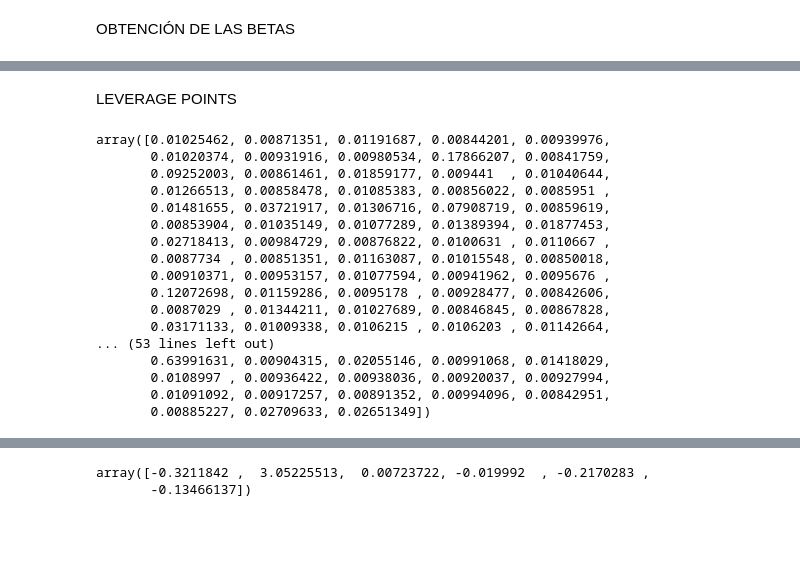
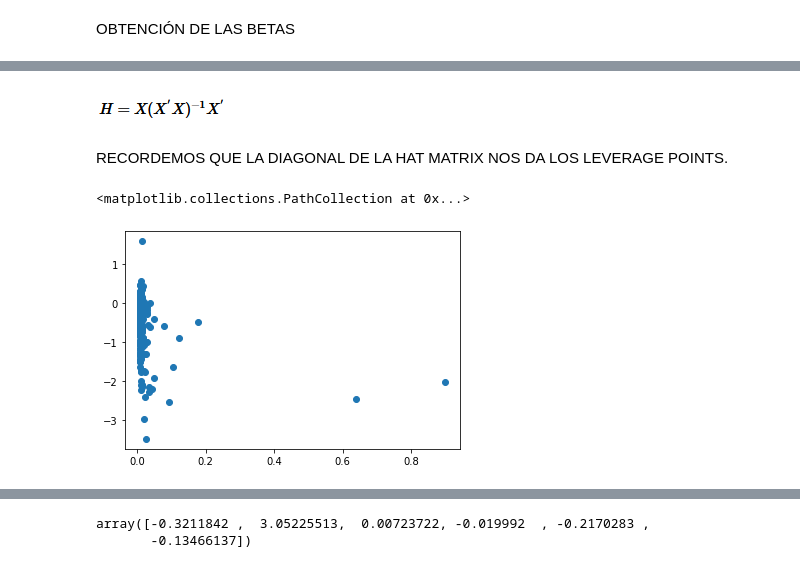
Before and after one commit to A01705746/TC3007C_Estadistica, a Jupyter notebook: Entregable 1/Preprocesamiento_y_análisis_de_datos_multivariados.ipynb, the cells around one changed output, grey strips where cells are left out. Drawn from its saved outputs; the diff is of its cells as text; code cells hidden in the pictures; blank space fills up the shorter version.

```diff
--- a/Entregable 1/Preprocesamiento_y_análisis_de_datos_multivariados.ipynb
+++ b/Entregable 1/Preprocesamiento_y_análisis_de_datos_multivariados.ipynb
@@ -352,24 +368,13 @@ aux = np.dot(xinv, xt)
+# %% [markdown]
+![imagen.png](embedded-picture-1)
+# %% [markdown]
+RECORDEMOS QUE LA DIAGONAL DE LA HAT MATRIX NOS DA LOS LEVERAGE POINTS.
 # %%
 H = x.dot(aux)
-# %% [markdown]
-LEVERAGE POINTS
 # %%
-np.diag(H)
+leverage = np.diag(H)
-# %% [output]
-array([0.01025462, 0.00871351, 0.01191687, 0.00844201, 0.00939976,
-       0.01020374, 0.00931916, 0.00980534, 0.17866207, 0.00841759,
-       0.09252003, 0.00861461, 0.01859177, 0.009441  , 0.01040644,
-       0.01266513, 0.00858478, 0.01085383, 0.00856022, 0.0085951 ,
-       0.01481655, 0.03721917, 0.01306716, 0.07908719, 0.00859619,
-       0.00853904, 0.01035149, 0.01077289, 0.01389394, 0.01877453,
-       0.02718413, 0.00984729, 0.00876822, 0.0100631 , 0.0110667 ,
-       0.0087734 , 0.00851351, 0.01163087, 0.01015548, 0.00850018,
-       0.00910371, 0.00953157, 0.01077594, 0.00941962, 0.0095676 ,
-       0.12072698, 0.01159286, 0.0095178 , 0.00928477, 0.00842606,
-       0.0087029 , 0.01344211, 0.01027689, 0.00846845, 0.00867828,
-       0.03171133, 0.01009338, 0.0106215 , 0.0106203 , 0.01142664,
-... (53 lines left out)
-       0.63991631, 0.00904315, 0.02055146, 0.00991068, 0.01418029,
-       0.0108997 , 0.00936422, 0.00938036, 0.00920037, 0.00927994,
-       0.01091092, 0.00917257, 0.00891352, 0.00994096, 0.00842951,
-       0.00885227, 0.02709633, 0.02651349])
+# %%
+plt.scatter(leverage, y)
+# %% [output]
+<matplotlib.collections.PathCollection at 0x...>
+[figure, added]
```
Also changed, not shown: parts of 116 cells of this notebook.
